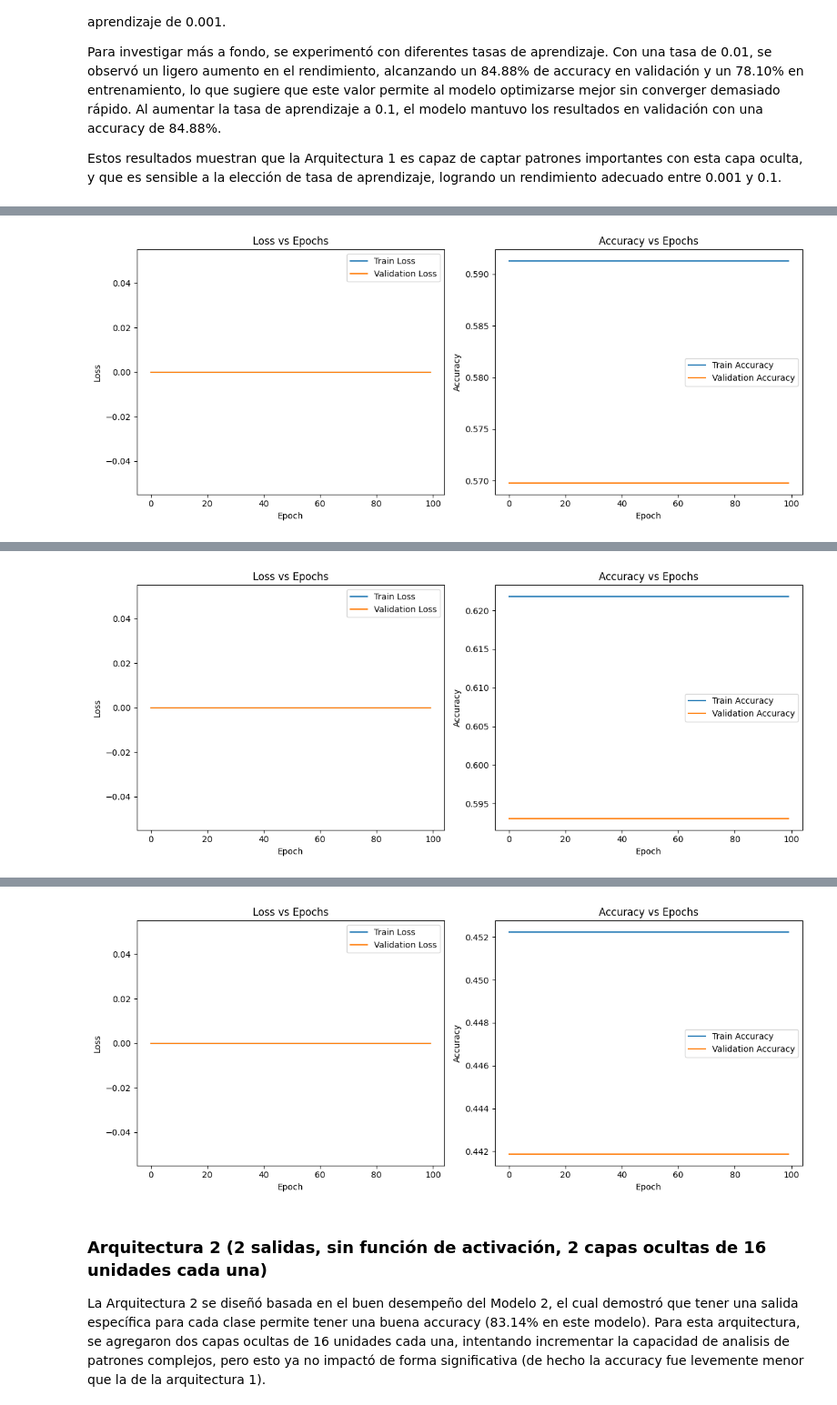
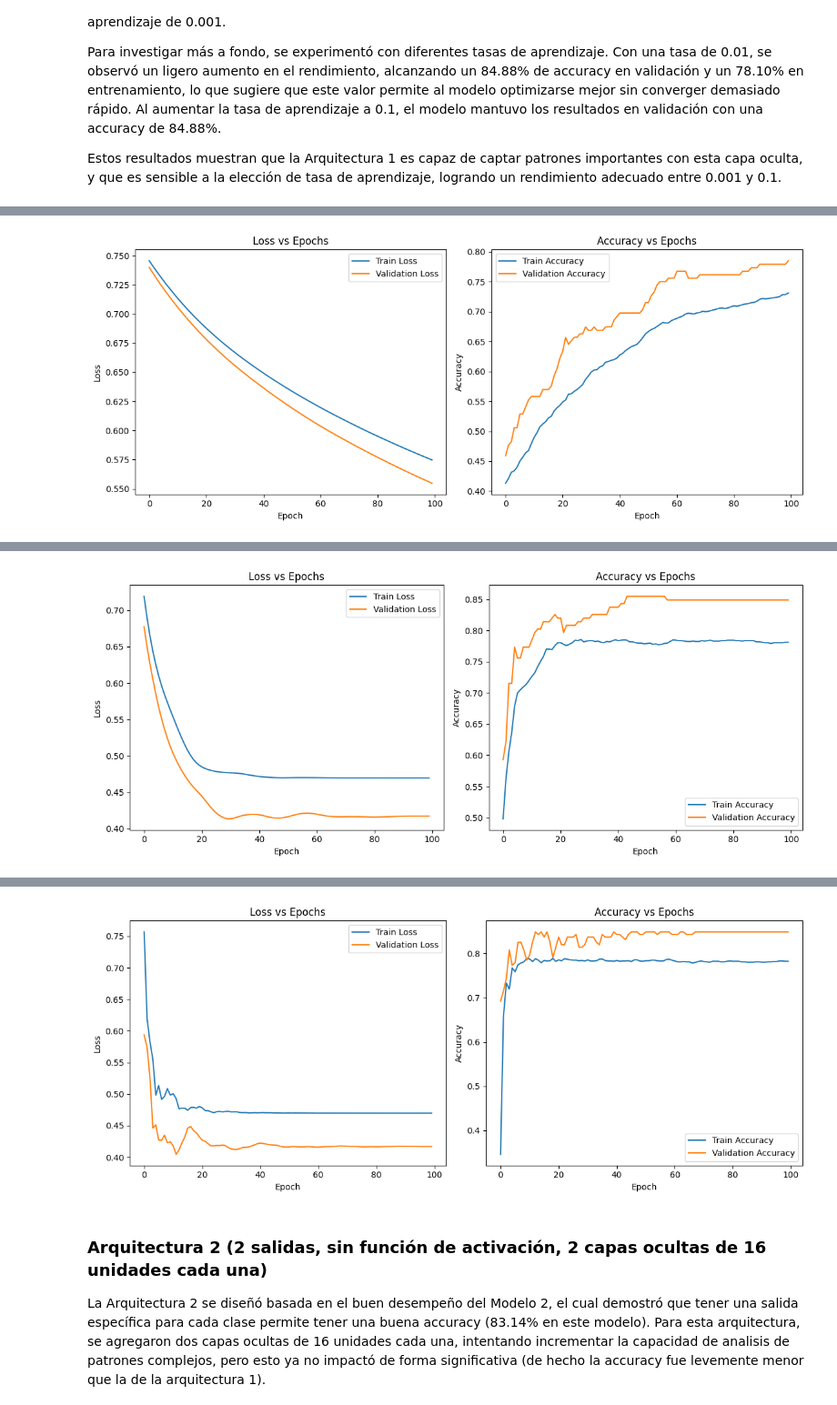
Before and after one commit to emisilvacab/aa, a Jupyter notebook: lab4/AA_lab4.ipynb, the cells around one changed output, grey strips where cells are left out. Shown at 91% size. Saved outputs shown, nothing was run; the diff lists cells and outputs as text; code cells hidden in the pictures.

```diff
--- a/lab4/AA_lab4.ipynb
+++ b/lab4/AA_lab4.ipynb
@@ -515,7 +515,7 @@ input_size = dataset_train_scaled.shape[1]
 hidden_layers = [16]
 output_size = 1
 activation_fn = None
-loss_fn = nn.CrossEntropyLoss()
+loss_fn = nn.BCELoss()
 optimizer_fn = lambda params: torch.optim.Adam(params, lr=0.01)
 num_epochs = 100
 
@@ -533,3 +533,3 @@ Epoch 100/100, Training Loss: -0.0000, Validation Loss: -0.0000, Training Accura
-[figure, old version]
+[figure, new version]
 -------------------------------------------------------------------------------------------
 Entrenando modelo 5.1 con tasa de aprendizaje: 0.01
@@ -537,3 +537,3 @@ Epoch 100/100, Training Loss: -0.0000, Validation Loss: -0.0000, Training Accura
-[figure, old version]
+[figure, new version]
 -------------------------------------------------------------------------------------------
 Entrenando modelo 5.1 con tasa de aprendizaje: 0.1
@@ -541,4 +541,4 @@ Epoch 100/100, Training Loss: -0.0000, Validation Loss: -0.0000, Training Accura
-[figure, old version]
+[figure, new version]
 # %% [markdown]
 ### Arquitectura 2 (2 salidas, sin función de activación, 2 capas ocultas de 16 unidades cada una)
 
```
Also changed, not shown: parts of 17 cells of this notebook.
